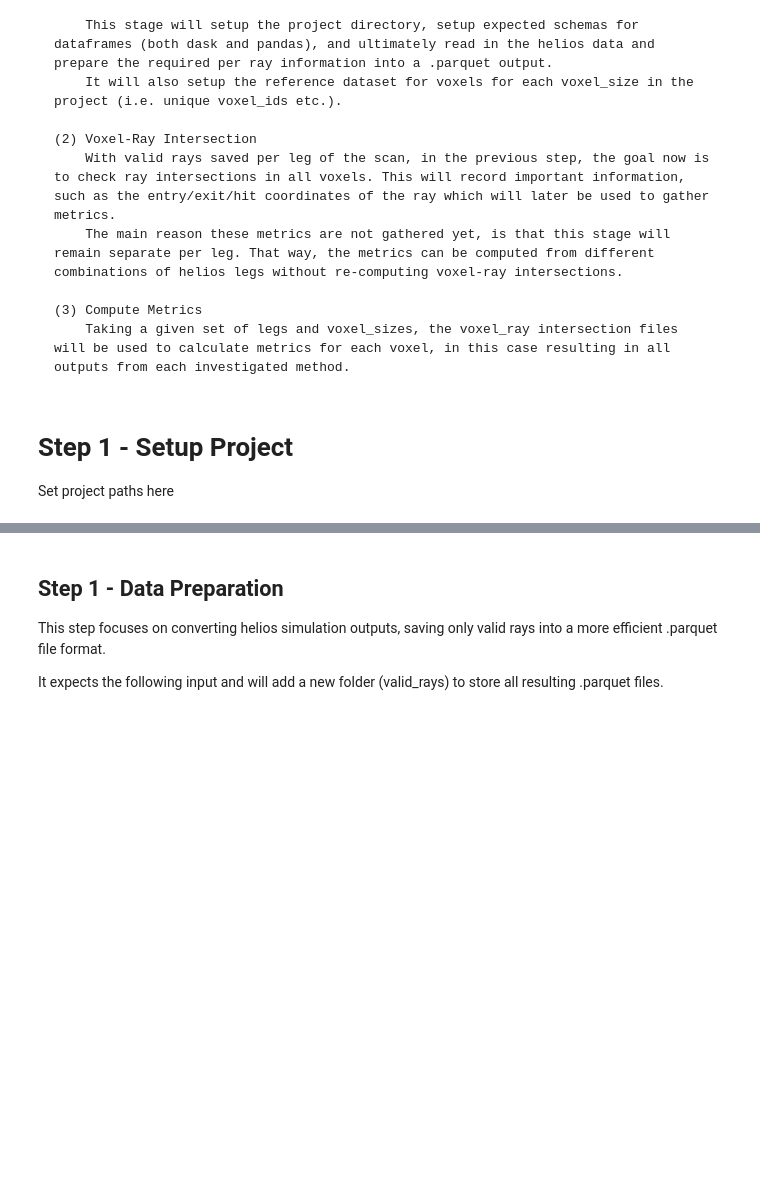
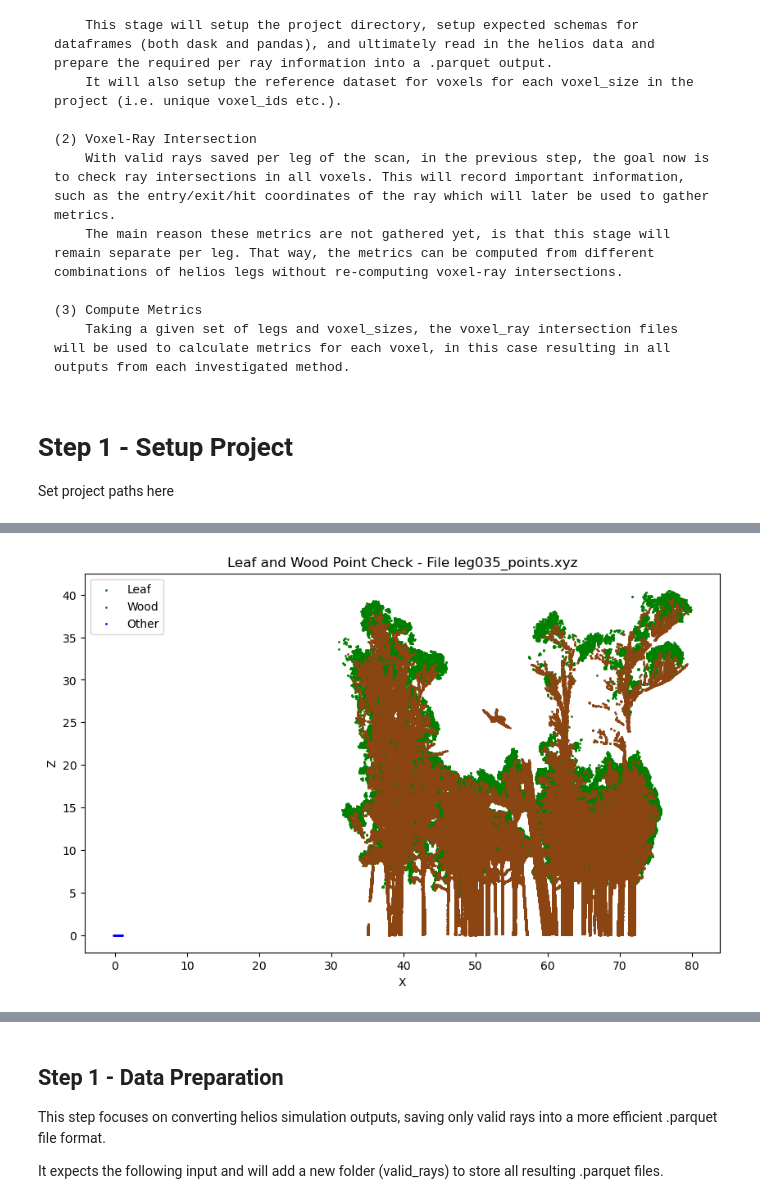
Before and after one commit to Leaf2Landscape/PlantDensityAnalysis, a Jupyter notebook: helios_analysis.ipynb, the cells around one changed output, grey strips where cells are left out. Cells and saved outputs as stored; diff of their text form; code cells hidden in the pictures; blank space fills up the shorter version.

Commit message:
Added debug code block (instead of running prep first)

```diff
--- a/helios_analysis.ipynb
+++ b/helios_analysis.ipynb
@@ -39,0 +18,85 @@ wood_object_ids = [0]
+# %%
+import os
+import csv
+import glob
+import numpy as np
+import matplotlib.pyplot as plt
+
+# Set up the project directory
+project_dir = '/scratch/project/veg3d/uqjrivor/tumba_Josh_Results'
+helios_dir = '/scratch/project/veg3d/uqrarya1/phd_work/tumba/helios'
+references_dir = '/scratch/project/veg3d/uqrarya1/phd_work/tumba/references'
+results_dir = os.path.join(project_dir, 'results')
+valid_rays_dir = os.path.join(project_dir, 'valid_rays')
+
+if not os.path.exists(helios_dir) or not os.path.exists(references_dir):
+    raise FileNotFoundError("The specified directories do not exist. Please check the paths.")
+
+if not os.path.exists(valid_rays_dir):
+    os.makedirs(valid_rays_dir, exist_ok=True)
+
+if not os.path.exists(results_dir):
+    os.makedirs(results_dir, exist_ok=True)
+
+use_class = False
+leaf_object_ids = [0]
+wood_object_ids = [1]
+
+# Check classification and object_ids
+helios_files = glob.glob(os.path.join(helios_dir, '*.xyz'))
+if helios_files:
+    test_file = helios_files[0]     # Just use the first file
+    class_col = 9 if use_class else 8      # if not use_class, assume use hit_object_id
+    num_test_points = 1000
+
+    num_rows = 0
+    leaf_points = []
+    wood_points = []
+    other_points = []
+    with open(test_file, newline="") as f:
+        reader = csv.reader(f, delimiter=' ')
+        while num_rows < num_test_points:
+            for row in reader:
+                x = float(row[0])
+                y = float(row[1])
+                z = float(row[2])
+
+                class_id = int(row[class_col])
+                if class_id in leaf_object_ids:
+                    leaf_points.append([x,y,z])
+                elif class_id in wood_object_ids:
+                    wood_points.append([x,y,z])
+                else:
+                    other_points.append([x,y,z])
+                num_rows += 1
+
+    if len(leaf_points) > 0 or len(wood_points) > 0 or len(other_points) > 0:
+        # Convert to numpy
+        leaf_points = np.array(leaf_points, dtype=np.float32)
+        wood_points = np.array(wood_points, dtype=np.float32)
+        other_points = np.array(other_points, dtype=np.float32)
+
+        # Plot point cloud
+        fig = plt.figure(figsize=(10, 6))
+        ax = fig.add_subplot(111)
+
+        # Plot leaf points in green
+        if leaf_points.size > 0:
+            ax.scatter(leaf_points[:, 0], leaf_points[:, 2], c='green', s=1, label='Leaf')
+
+        # Plot wood points in brown
+        if wood_points.size > 0:
+            ax.scatter(wood_points[:, 0], wood_points[:, 2], c='saddlebrown', s=1, label='Wood')
+
+        # Plot other points in blue
+        if other_points.size > 0:
+            ax.scatter(other_points[:, 0], other_points[:, 2], c='blue', s=1, label='Other')
+
+        print("Plotting leaf and wood points to check classification...")
+        ax.set_xlabel('X')
+        ax.set_ylabel('Z')
+        ax.set_title(f'Leaf and Wood Point Check - File {os.path.basename(test_file)}')
+        ax.legend()
+        plt.show()
+        plt.savefig(os.path.join(valid_rays_dir, f'file_{os.path.basename(test_file)}_leaf_wood_check.png'))
+# %% [output]
@@ -39,0 +104 @@ wood_object_ids = [0]
+[figure, added]
```
Also changed, not shown: parts of 5 cells of this notebook.
